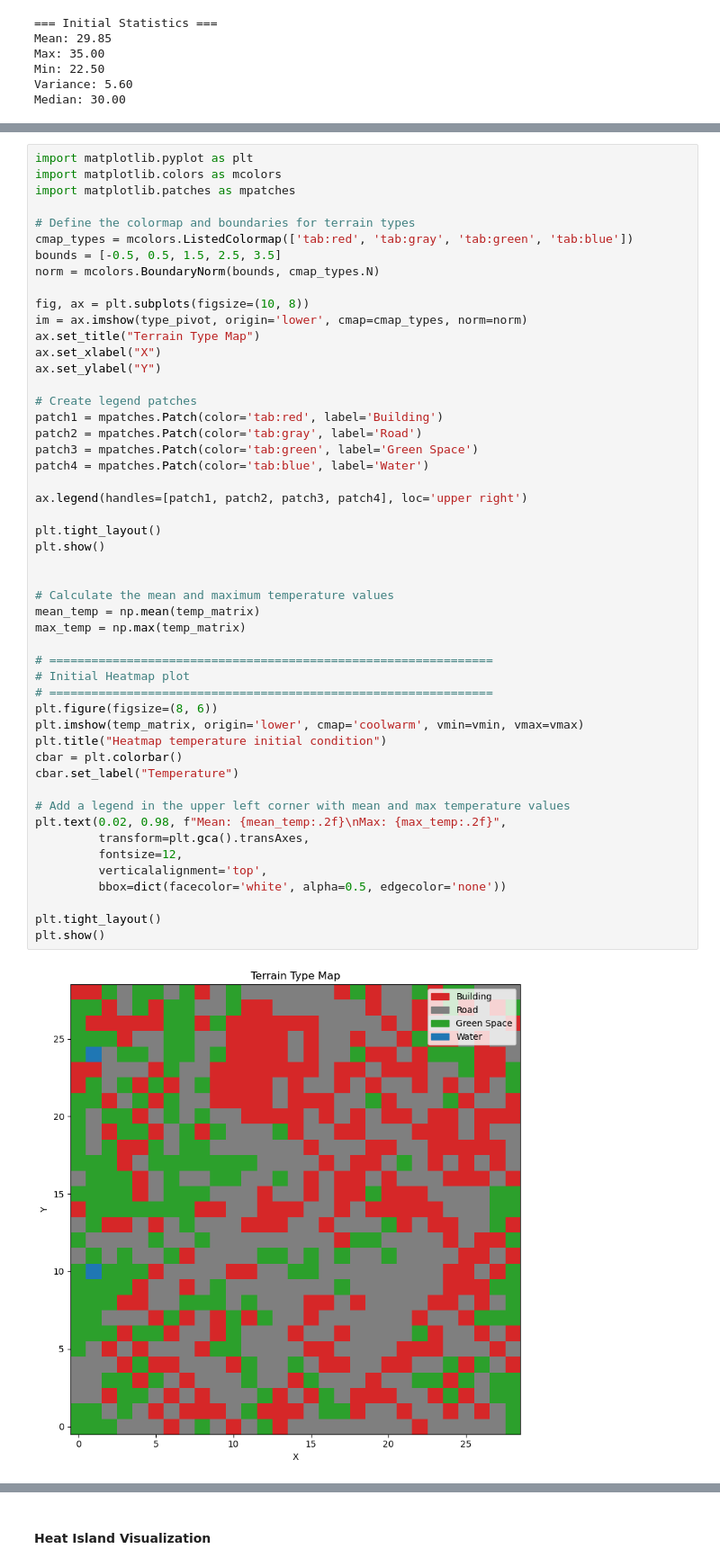
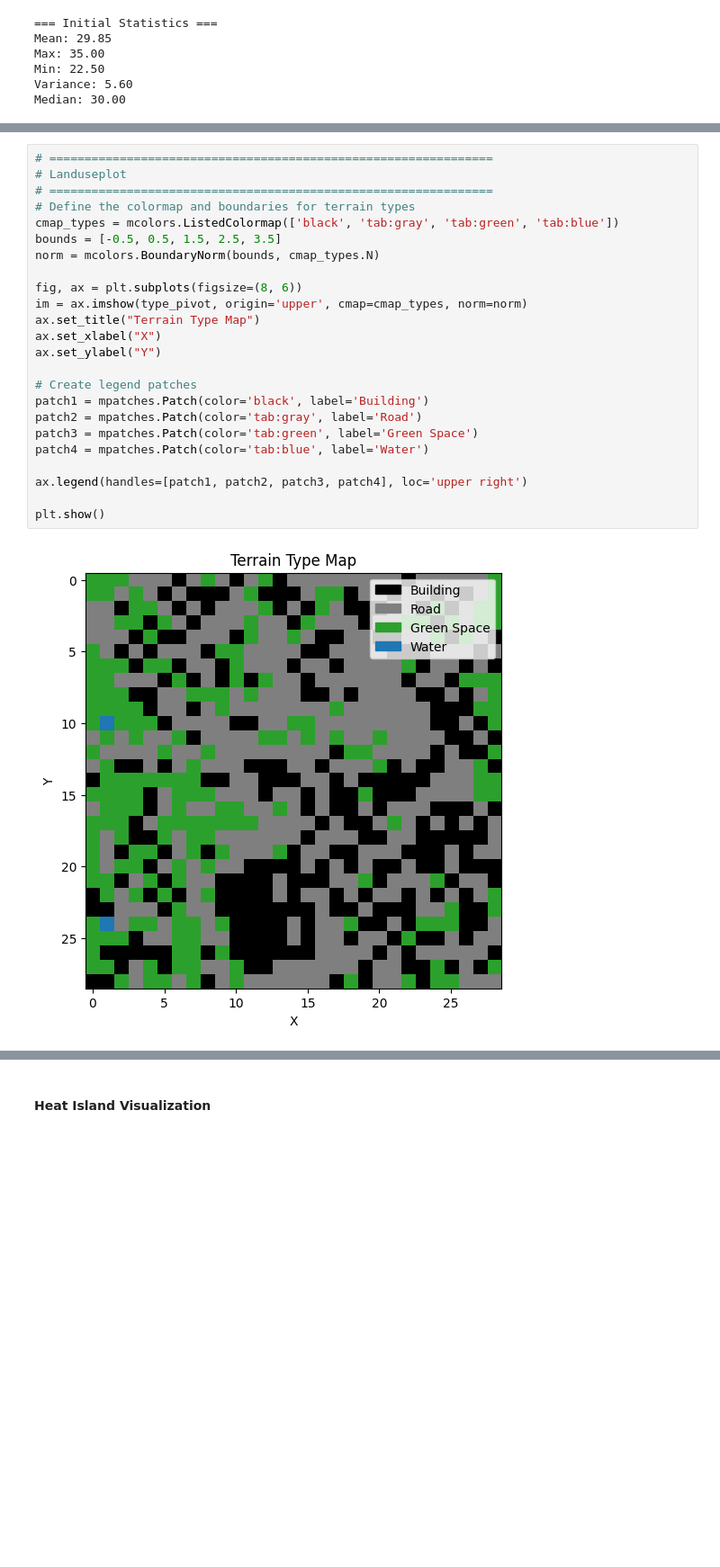
Before and after one commit to liooxes/CO3, a Jupyter notebook: City_Temperature-V06.ipynb, the cells around one changed output, grey strips where cells are left out. Shown at 90% size. Cells and saved outputs as stored; diff of their text form; blank space fills up the shorter version.

```diff
--- a/City_Temperature-V06.ipynb
+++ b/City_Temperature-V06.ipynb
@@ -83,52 +86,26 @@ Median: 30.00
 # %%
-import matplotlib.pyplot as plt
-import matplotlib.colors as mcolors
-import matplotlib.patches as mpatches
-
+# ===============================================================
+# Landuseplot
+# ===============================================================
 # Define the colormap and boundaries for terrain types
-cmap_types = mcolors.ListedColormap(['tab:red', 'tab:gray', 'tab:green', 'tab:blue'])
+cmap_types = mcolors.ListedColormap(['black', 'tab:gray', 'tab:green', 'tab:blue'])
 bounds = [-0.5, 0.5, 1.5, 2.5, 3.5]
 norm = mcolors.BoundaryNorm(bounds, cmap_types.N)
 
-fig, ax = plt.subplots(figsize=(10, 8))
-im = ax.imshow(type_pivot, origin='lower', cmap=cmap_types, norm=norm)
+fig, ax = plt.subplots(figsize=(8, 6))
+im = ax.imshow(type_pivot, origin='upper', cmap=cmap_types, norm=norm)
 ax.set_title("Terrain Type Map")
 ax.set_xlabel("X")
 ax.set_ylabel("Y")
 
 # Create legend patches
-patch1 = mpatches.Patch(color='tab:red', label='Building')
+patch1 = mpatches.Patch(color='black', label='Building')
 patch2 = mpatches.Patch(color='tab:gray', label='Road')
 patch3 = mpatches.Patch(color='tab:green', label='Green Space')
 patch4 = mpatches.Patch(color='tab:blue', label='Water')
 
 ax.legend(handles=[patch1, patch2, patch3, patch4], loc='upper right')
 
-plt.tight_layout()
 plt.show()
-
-
-# Calculate the mean and maximum temperature values
-mean_temp = np.mean(temp_matrix)
-max_temp = np.max(temp_matrix)
-
-# ===============================================================
-# Initial Heatmap plot
-# ===============================================================
-plt.figure(figsize=(8, 6))
-plt.imshow(temp_matrix, origin='lower', cmap='coolwarm', vmin=vmin, vmax=vmax)
-plt.title("Heatmap temperature initial condition")
-cbar = plt.colorbar()
-cbar.set_label("Temperature")
-
-# Add a legend in the upper left corner with mean and max temperature values
-plt.text(0.02, 0.98, f"Mean: {mean_temp:.2f}\nMax: {max_temp:.2f}",
-         transform=plt.gca().transAxes,
-         fontsize=12,
-         verticalalignment='top',
-         bbox=dict(facecolor='white', alpha=0.5, edgecolor='none'))
-
-plt.tight_layout()
-plt.show()
 # %% [output]
-[figure, old version]
+[figure, new version]
```
Also changed, not shown: parts of 31 cells of this notebook.
